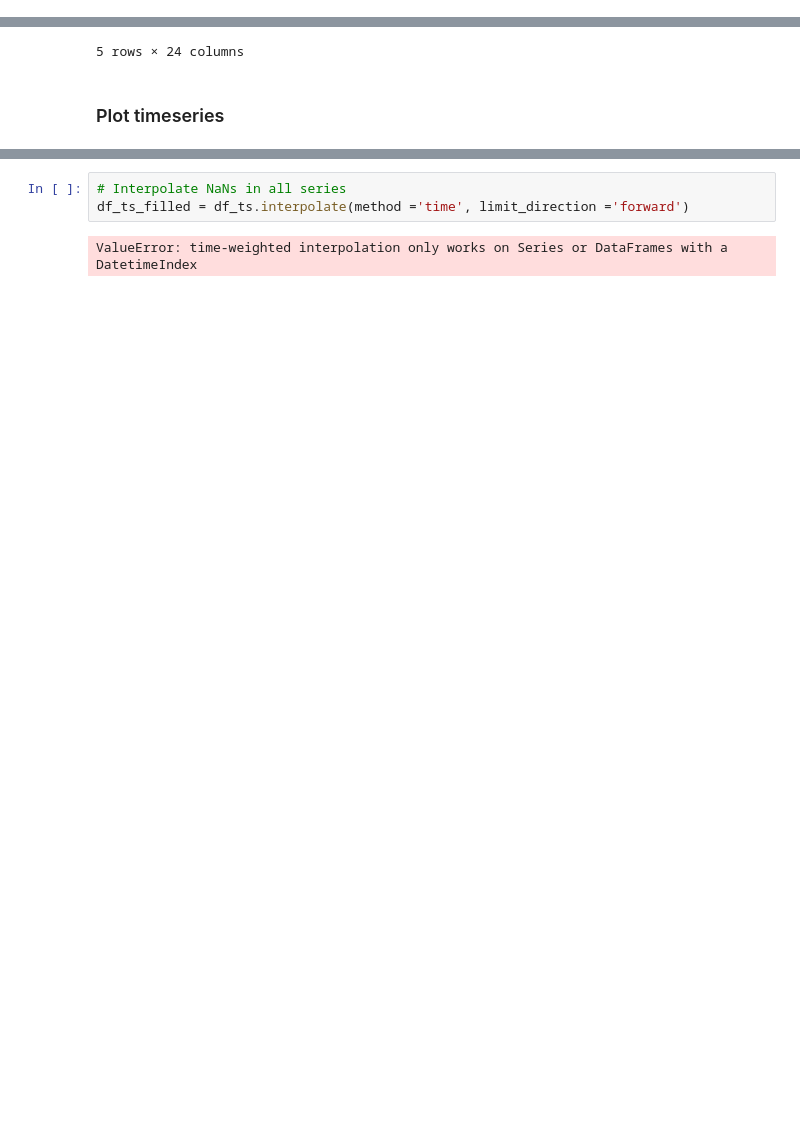
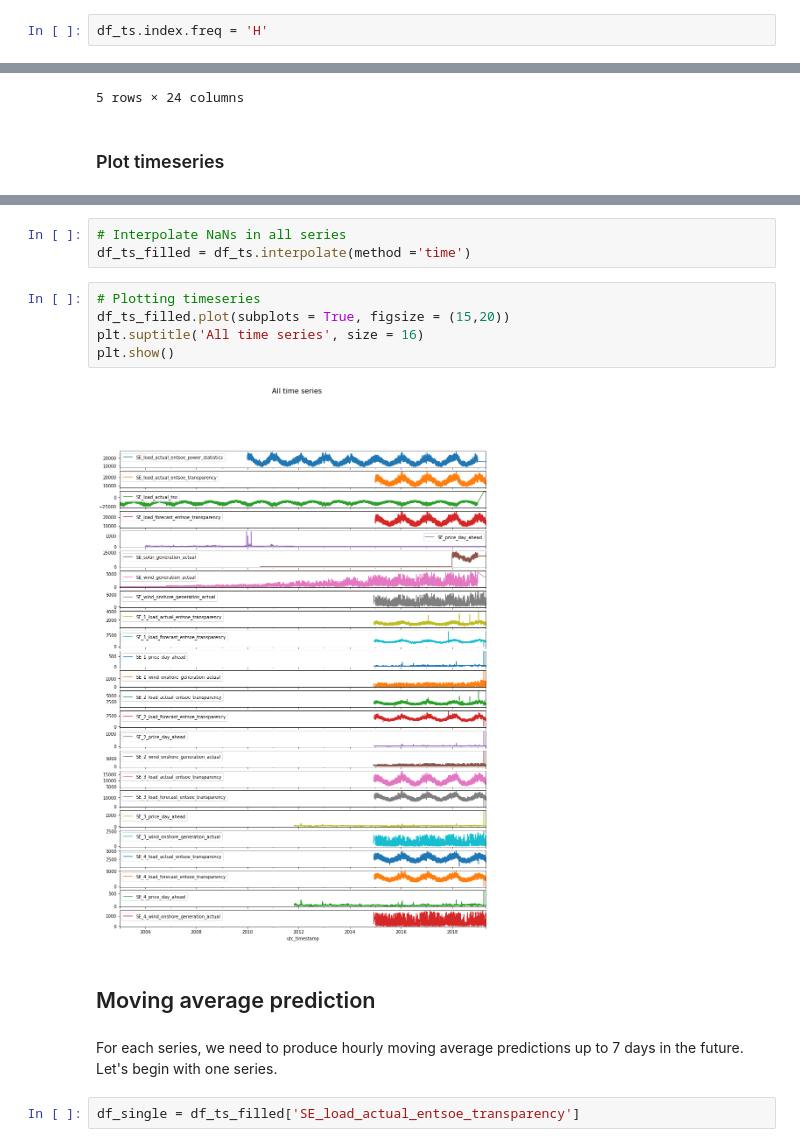
Before and after one commit to smacintyreR/sie-2021, a Jupyter notebook: siemens-ds-coding-test/SE - Task 1 - Code.ipynb, the cells around one changed output, grey strips where cells are left out. Saved outputs shown, nothing was run; the diff lists cells and outputs as text; blank space fills up the shorter version.

Commit message:
Time series forecasting with MA model

```diff
--- a/siemens-ds-coding-test/SE - Task 1 - Code.ipynb
+++ b/siemens-ds-coding-test/SE - Task 1 - Code.ipynb
@@ -136,0 +174,2 @@ df_ts.set_index('utc_timestamp', inplace = True)
+# %%
+df_ts.index.freq = 'H'
@@ -172,5 +222,16 @@ df_ts.head()
 # %%
 # Interpolate NaNs in all series
-df_ts_filled = df_ts.interpolate(method ='time', limit_direction ='forward')
+df_ts_filled = df_ts.interpolate(method ='time')
-# %% [output]
-ValueError: time-weighted interpolation only works on Series or DataFrames with a DatetimeIndex
+# %%
+# Plotting timeseries
+df_ts_filled.plot(subplots = True, figsize = (15,20))
+plt.suptitle('All time series', size = 16)
+plt.show()
+# %% [output]
+[figure, added]
+# %% [markdown]
+## Moving average prediction
+# %% [markdown]
+For each series, we need to produce hourly moving average predictions up to 7 days in the future. Let's begin with one series.
+# %%
+df_single = df_ts_filled['SE_load_actual_entsoe_transparency']
```
Also changed, not shown: parts of 21 cells of this notebook.
